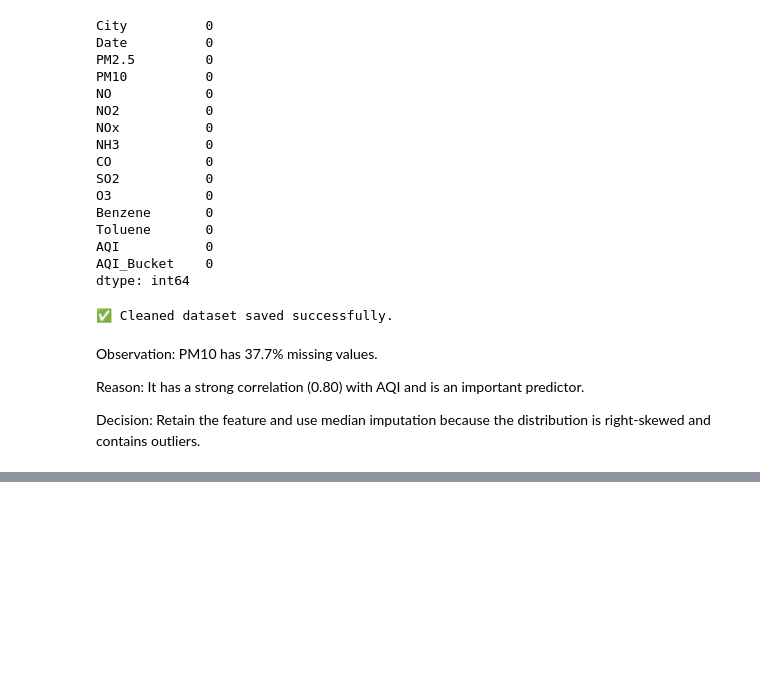
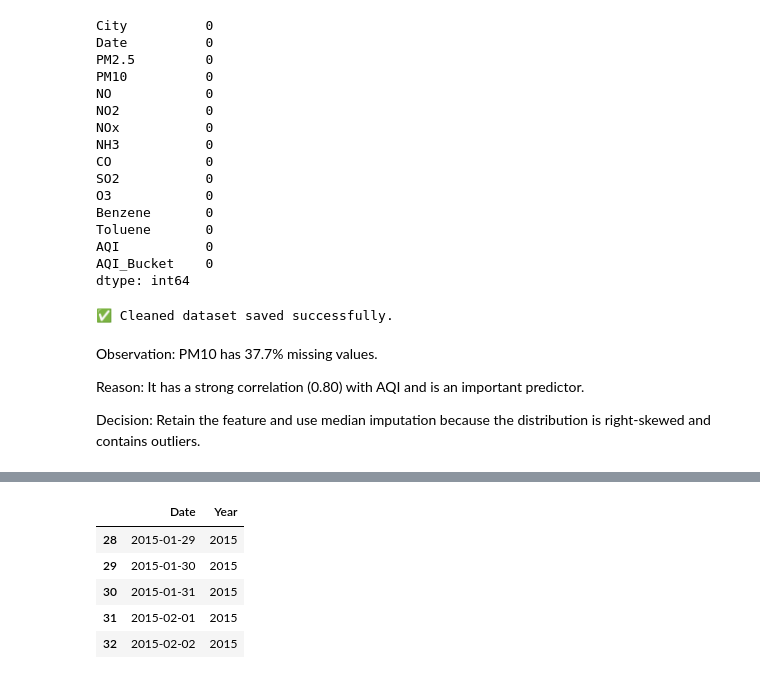
Before and after one commit to guptayash122006/AQI-Prediction-India, a Jupyter notebook: notebooks/Day1_Data_Understanding.ipynb, the cells around one changed output, grey strips where cells are left out. Drawn from its saved outputs; the diff is of its cells as text; code cells hidden in the pictures; blank space fills up the shorter version.

```diff
--- a/notebooks/Day1_Data_Understanding.ipynb
+++ b/notebooks/Day1_Data_Understanding.ipynb
@@ -187,0 +197,10 @@ Retain the feature and use median imputation because the distribution is right-s
+# %%
+df["Year"] = df["Date"].dt.year
+df[["Date" , "Year"]].head()
+# %% [output]
+|  | Date | Year |
+| 28 | 2015-01-29 | 2015 |
+| 29 | 2015-01-30 | 2015 |
+| 30 | 2015-01-31 | 2015 |
+| 31 | 2015-02-01 | 2015 |
+| 32 | 2015-02-02 | 2015 |
```
Also changed, not shown: parts of 12 cells of this notebook.
